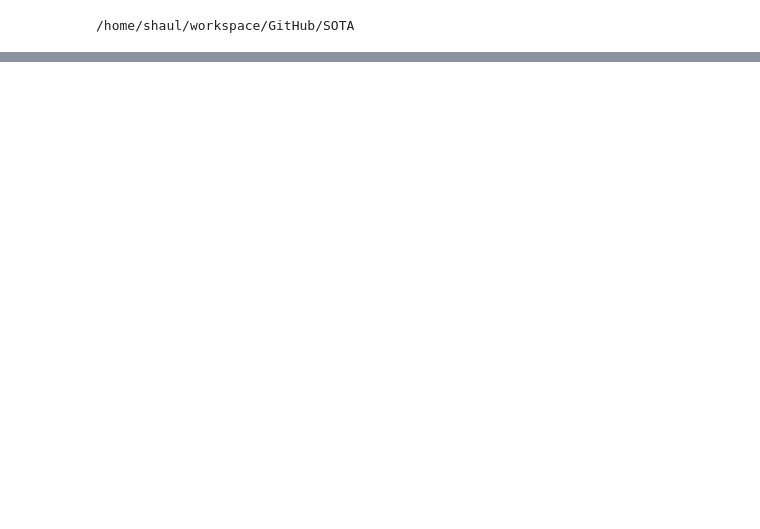
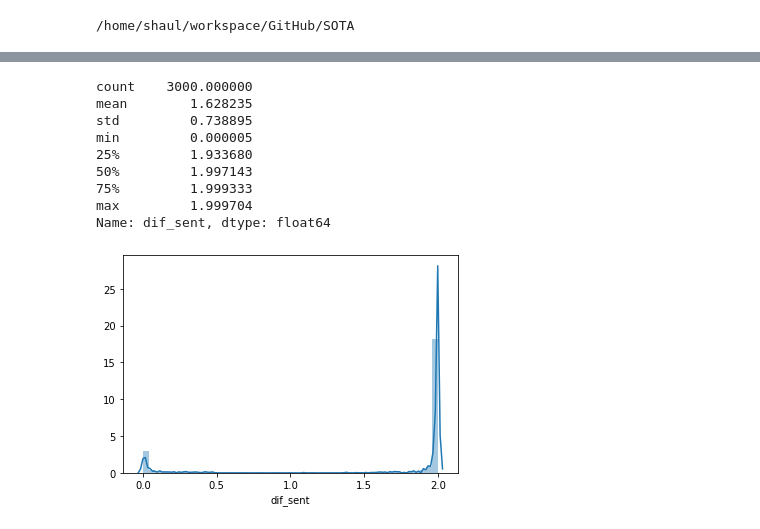
Before and after one commit to Hernanros/SOTA, a Jupyter notebook: notebooks/exploration/[SS]Explore_Sentiment.ipynb, the cells around one changed output, grey strips where cells are left out. Saved outputs shown, nothing was run; the diff lists cells and outputs as text; code cells hidden in the pictures; blank space fills up the shorter version.

```diff
--- a/notebooks/exploration/[SS]Explore_Sentiment.ipynb
+++ b/notebooks/exploration/[SS]Explore_Sentiment.ipynb
@@ -91,3 +102,2 @@ print(np.std(scores_bleu1))
 # %%
-df['bleu_score'] = scores_bleu
 df['bleu_score_1'] = scores_bleu1
@@ -102,0 +104,14 @@ df.head(5)
+# %%
+print(df.dif_sent.describe())
+sns.distplot(df.dif_sent);
+# %% [output]
+count    3000.000000
+mean        1.628235
+std         0.738895
+min         0.000005
+25%         1.933680
+50%         1.997143
+75%         1.999333
+max         1.999704
+Name: dif_sent, dtype: float64
+[figure, added]
```
Also changed, not shown: parts of 22 cells of this notebook.
